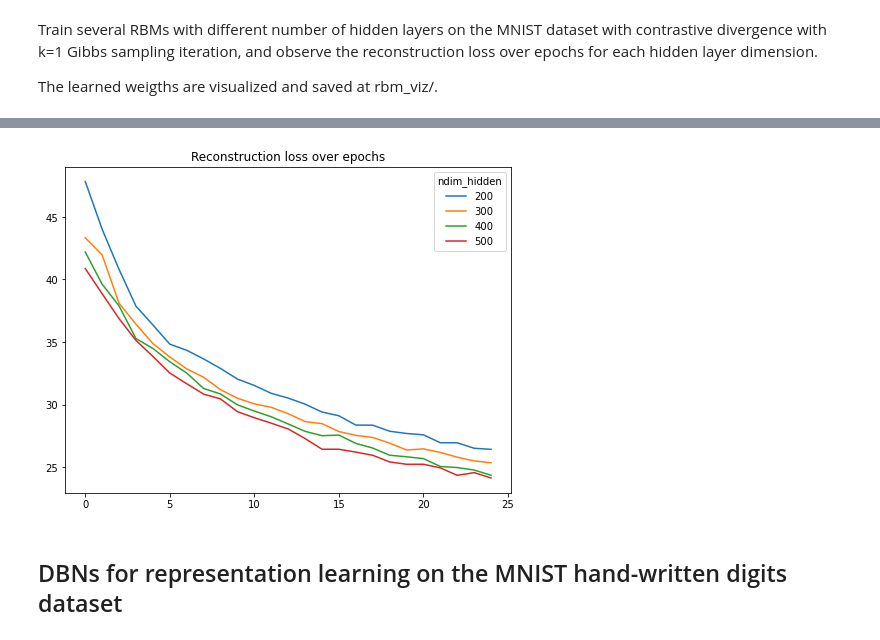
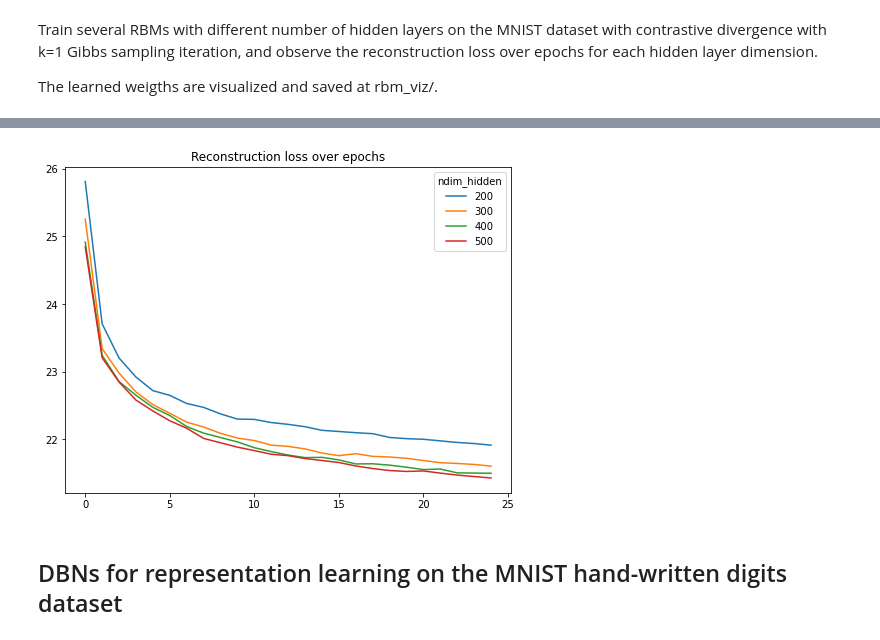
Before and after one commit to mark-antal-csizmadia/rbm_dbn, a Jupyter notebook: rbm_dbn.ipynb, the cells around one changed output, grey strips where cells are left out. Drawn from its saved outputs; the diff is of its cells as text; code cells hidden in the pictures.

```diff
--- a/rbm_dbn.ipynb
+++ b/rbm_dbn.ipynb
@@ -24,11 +24,12 @@ The learned weigths are visualized and saved at rbm_viz/.
 image_size = [28,28]
 train_imgs,train_lbls,test_imgs,test_lbls = read_mnist(dim=image_size, n_train=60000, n_test=10000)
 
-indices = np.random.choice(train_imgs.shape[0], 100, replace=False)
+# To test something with far fewer data, therefore, in far less time.
+"""indices = np.random.choice(train_imgs.shape[0], 100, replace=False)
 train_imgs = train_imgs[indices, :]
 train_lbls = train_lbls[indices, :]
 print(train_imgs.shape)
-print(train_lbls.shape)
+print(train_lbls.shape)"""
 
 epochs = 25
 hidden = 400
@@ -79,12 +80,13 @@ The learned weigths are visualized and saved at rbm_viz/.
 image_size = [28,28]
 train_imgs,train_lbls,test_imgs,test_lbls = read_mnist(dim=image_size, n_train=60000, n_test=10000)
 
-indices = np.random.choice(train_imgs.shape[0], 100, replace=False)
+# To test something with far fewer data, therefore, in far less time.
+"""indices = np.random.choice(train_imgs.shape[0], 100, replace=False)
 train_imgs = train_imgs[indices, :]
 train_lbls = train_lbls[indices, :]
 print(train_imgs.shape)
 print(train_lbls.shape)
-
+"""
 
 
 hidden_dims = [200, 300, 400, 500]
@@ -135,4 +137,4 @@ iteration=     25 Reconstruction loss=24.1286
-[figure, old version]
+[figure, new version]
 # %% [markdown]
 ## DBNs for representation learning on the MNIST hand-written digits dataset
 # %% [markdown]
```
Also changed, not shown: parts of 5 cells of this notebook, 57 other files.
